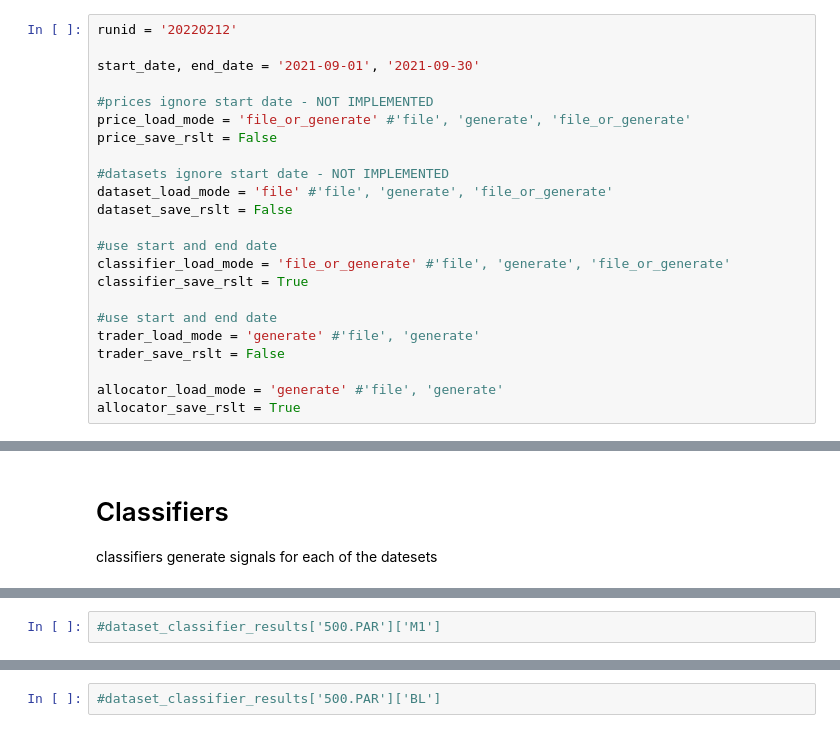
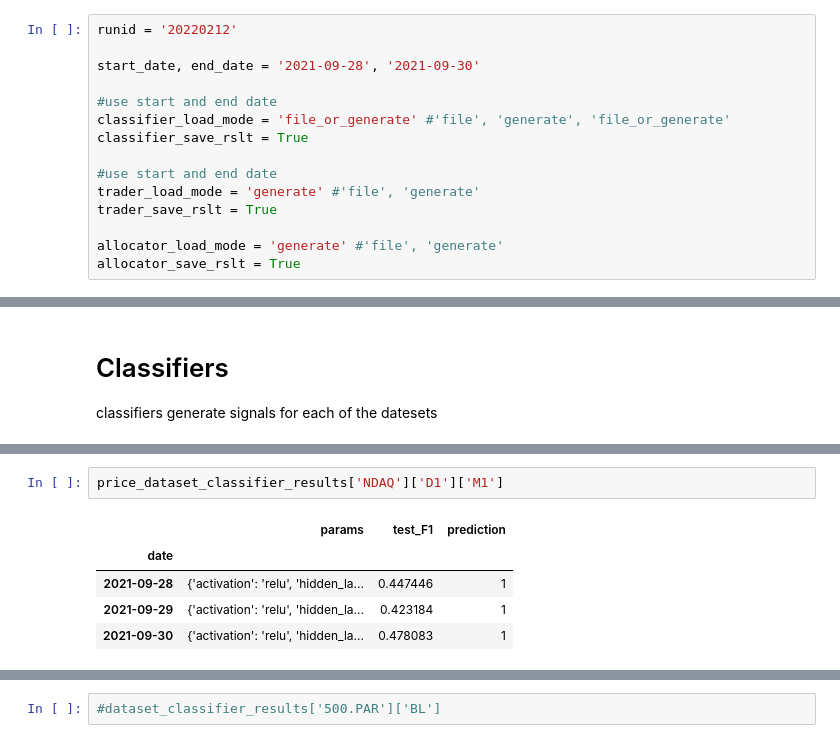
Before and after one commit to michaeldowd2/timeseriesanalysis, a Jupyter notebook: classification_analysis.ipynb, the cells around one changed output, grey strips where cells are left out. Drawn from its saved outputs; the diff is of its cells as text.

```diff
--- a/classification_analysis.ipynb
+++ b/classification_analysis.ipynb
@@ -268,15 +252,7 @@ allocators = {'A1': Mean_LERP(mean_periods = 5, min_lerp = 0.25, max_lerp = 1, e
 # %%
 runid = '20220212'
 
-start_date, end_date = '2021-09-01', '2021-09-30'
-
-#prices ignore start date - NOT IMPLEMENTED
-price_load_mode = 'file_or_generate' #'file', 'generate', 'file_or_generate'
-price_save_rslt = False
-
-#datasets ignore start date - NOT IMPLEMENTED
-dataset_load_mode = 'file' #'file', 'generate', 'file_or_generate'
-dataset_save_rslt = False
+start_date, end_date = '2021-09-28', '2021-09-30'
 
 #use start and end date
 classifier_load_mode = 'file_or_generate' #'file', 'generate', 'file_or_generate'
@@ -284,7 +260,7 @@ classifier_save_rslt = True
 
 #use start and end date
 trader_load_mode = 'generate' #'file', 'generate'
-trader_save_rslt = False
+trader_save_rslt = True
 
 allocator_load_mode = 'generate' #'file', 'generate'
 allocator_save_rslt = True
@@ -429,3 +377,9 @@ date range exists fully in file, not running any range
 # %%
-#dataset_classifier_results['500.PAR']['M1']
+price_dataset_classifier_results['NDAQ']['D1']['M1']
+# %% [output]
+|  | params | test_F1 | prediction |
+| date |  |  |  |
+| 2021-09-28 | {'activation': 'relu', 'hidden_la... | 0.447446 | 1 |
+| 2021-09-29 | {'activation': 'relu', 'hidden_la... | 0.423184 | 1 |
+| 2021-09-30 | {'activation': 'relu', 'hidden_la... | 0.478083 | 1 |
 # %%
```
Also changed, not shown: parts of 16 cells of this notebook, 3 other files.
